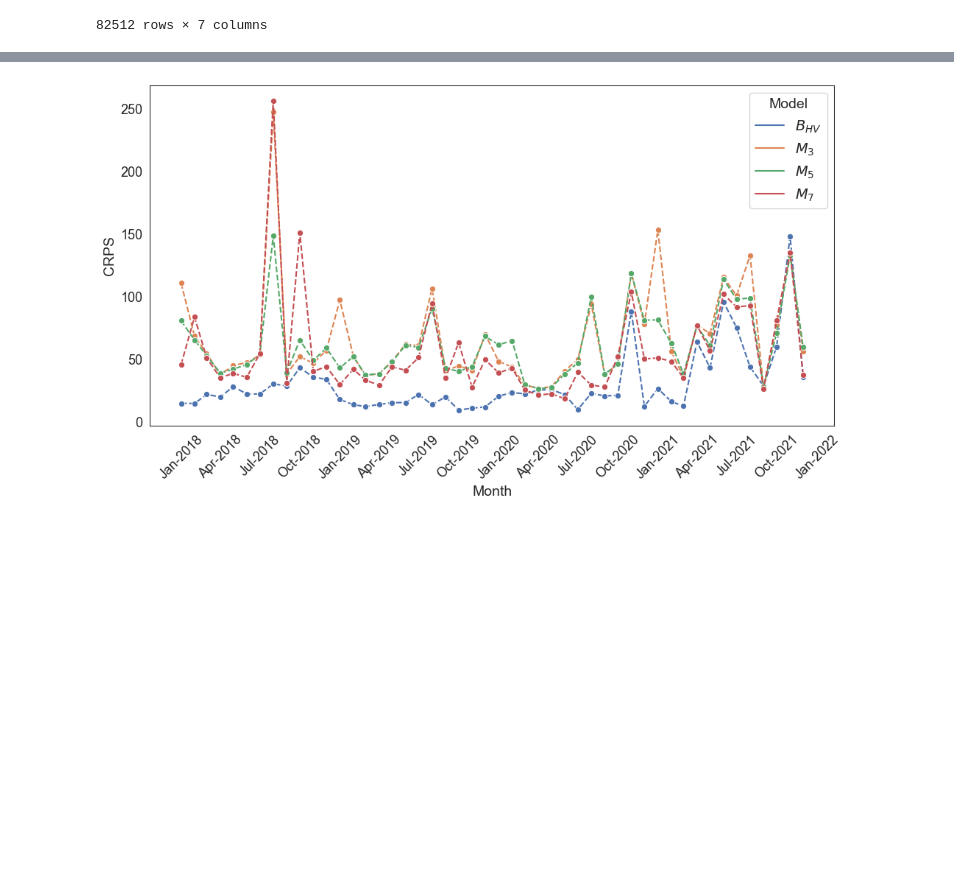
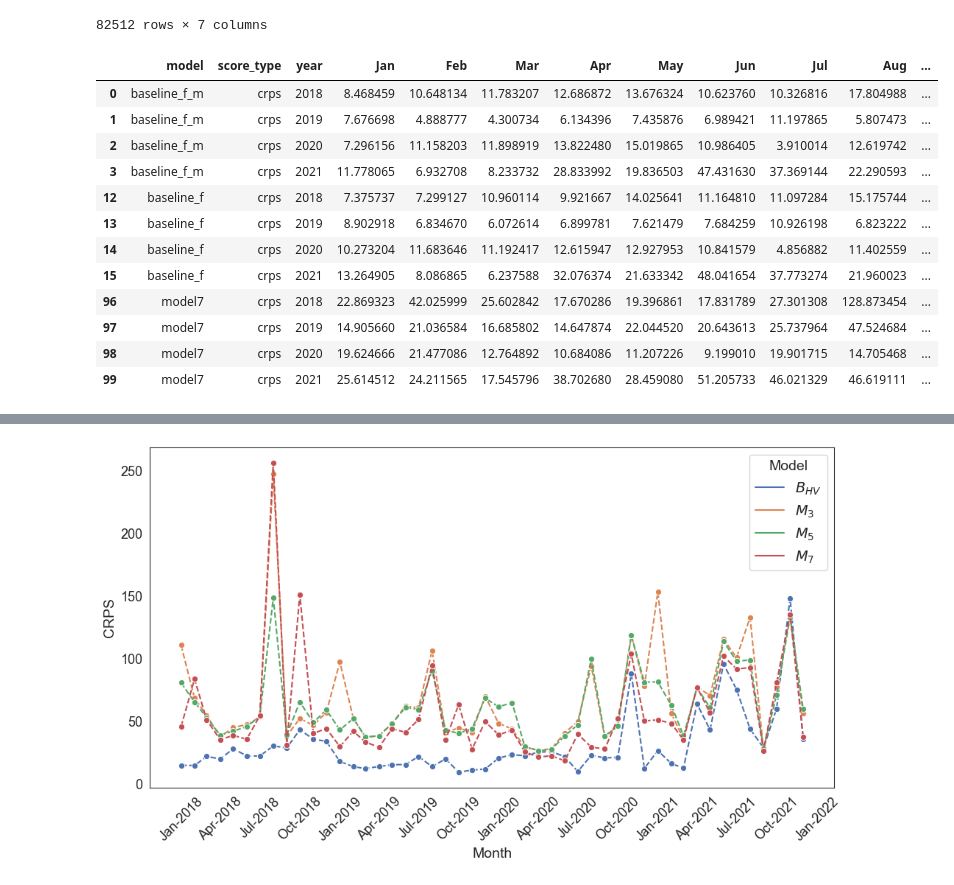
Before and after one commit to simondrauz/bachelor_thesis, a Jupyter notebook: plotting_error_metrics.ipynb, the cells around one changed output, grey strips where cells are left out. Cells and saved outputs as stored; diff of their text form; code cells hidden in the pictures; blank space fills up the shorter version.

```diff
--- a/plotting_error_metrics.ipynb
+++ b/plotting_error_metrics.ipynb
@@ -674,3 +682,23 @@ metrics
 | 82510 | 246 | 503 | 9.231217 | 388.25 | 1.518043 | model7 | 0.0 |
 | 82511 | 246 | 504 | 34.721172 | 341.95 | 3.733640 | model7 | 61.0 |
 82512 rows × 7 columns
+# %%
+# Export dataframe month_results_by_model as parquet File
+export_path = 'C:/Users/Uwe Drauz/Documents/bachelor_thesis_local/personal_competition_data/Plots/plot_data'
+# FIlter data on "baseline_f_m" and " baseline_f" for model as well as crps for score type
+month_results_by_model_export = month_results_by_model[((month_results_by_model['model'] == 'baseline_f_m') | (month_results_by_model['model'] == 'baseline_f') | (month_results_by_model['model'] == 'model7')) & (month_results_by_model['score_type'] == 'crps')]
+month_results_by_model_export
+# %% [output]
+|  | model | score_type | year | Jan | Feb | Mar | Apr | May | Jun | Jul | Aug | ... |
+| 0 | baseline_f_m | crps | 2018 | 8.468459 | 10.648134 | 11.783207 | 12.686872 | 13.676324 | 10.623760 | 10.326816 | 17.804988 | ... |
+| 1 | baseline_f_m | crps | 2019 | 7.676698 | 4.888777 | 4.300734 | 6.134396 | 7.435876 | 6.989421 | 11.197865 | 5.807473 | ... |
+| 2 | baseline_f_m | crps | 2020 | 7.296156 | 11.158203 | 11.898919 | 13.822480 | 15.019865 | 10.986405 | 3.910014 | 12.619742 | ... |
+| 3 | baseline_f_m | crps | 2021 | 11.778065 | 6.932708 | 8.233732 | 28.833992 | 19.836503 | 47.431630 | 37.369144 | 22.290593 | ... |
+| 12 | baseline_f | crps | 2018 | 7.375737 | 7.299127 | 10.960114 | 9.921667 | 14.025641 | 11.164810 | 11.097284 | 15.175744 | ... |
+| 13 | baseline_f | crps | 2019 | 8.902918 | 6.834670 | 6.072614 | 6.899781 | 7.621479 | 7.684259 | 10.926198 | 6.823222 | ... |
+| 14 | baseline_f | crps | 2020 | 10.273204 | 11.683646 | 11.192417 | 12.615947 | 12.927953 | 10.841579 | 4.856882 | 11.402559 | ... |
+| 15 | baseline_f | crps | 2021 | 13.264905 | 8.086865 | 6.237588 | 32.076374 | 21.633342 | 48.041654 | 37.773274 | 21.960023 | ... |
+| 96 | model7 | crps | 2018 | 22.869323 | 42.025999 | 25.602842 | 17.670286 | 19.396861 | 17.831789 | 27.301308 | 128.873454 | ... |
+| 97 | model7 | crps | 2019 | 14.905660 | 21.036584 | 16.685802 | 14.647874 | 22.044520 | 20.643613 | 25.737964 | 47.524684 | ... |
+| 98 | model7 | crps | 2020 | 19.624666 | 21.477086 | 12.764892 | 10.684086 | 11.207226 | 9.199010 | 19.901715 | 14.705468 | ... |
+| 99 | model7 | crps | 2021 | 25.614512 | 24.211565 | 17.545796 | 38.702680 | 28.459080 | 51.205733 | 46.021329 | 46.619111 | ... |
```
Also changed, not shown: parts of 8 cells of this notebook, 1 other file.
